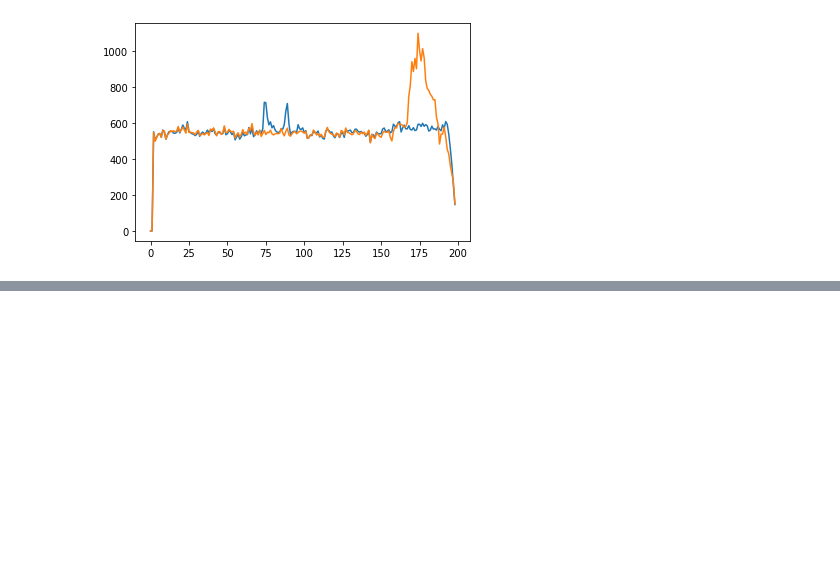
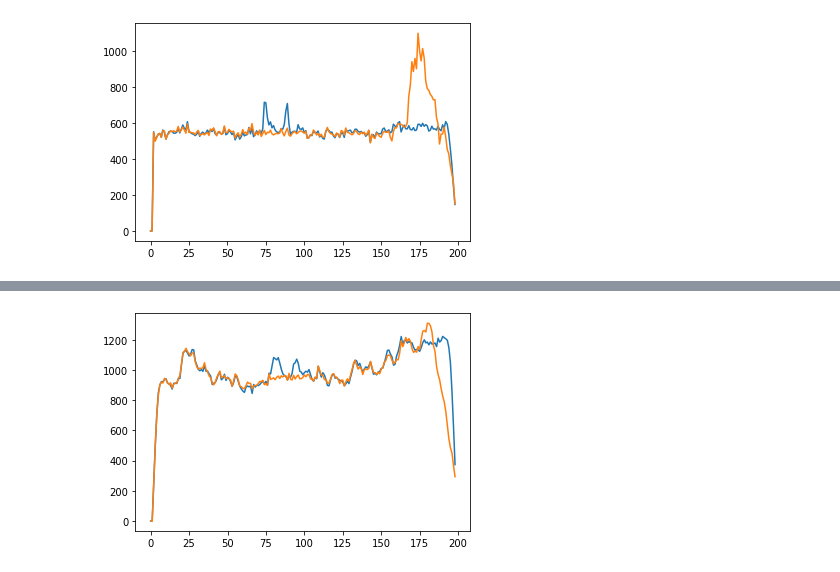
Before and after one commit to Oliver-Redeyoff/simulating_robotaxis, a Jupyter notebook: src/report.ipynb, the cells around one changed output, grey strips where cells are left out. Saved outputs shown, nothing was run; the diff lists cells and outputs as text; code cells hidden in the pictures; blank space fills up the shorter version.

```diff
--- a/src/report.ipynb
+++ b/src/report.ipynb
@@ -159,0 +160,29 @@ plt.show()
+# %%
+# Cumulative number of completed trips
+
+gap = 200
+graph_range = range(simulation.start_time, simulation.end_time, 200)
+
+base_data = [0 for _ in graph_range]
+index = 0
+for time in graph_range:
+    for _, trip_info in base_trip_infos.items():
+        if time-200 < trip_info.depart_time < time or time-200 < trip_info.depart_time+trip_info.duration < time or \
+            trip_info.depart_time < time-200 and time < trip_info.depart_time+trip_info.duration:
+            base_data[index] += 1
+    index += 1
+
+taxi_data = [0 for _ in graph_range]
+index = 0
+for time in graph_range:
+    for _, trip_info in taxi_trip_infos.items():
+        if time-200 < trip_info.depart_time < time or time-200 < trip_info.depart_time+trip_info.duration < time or \
+            trip_info.depart_time < time-200 and time < trip_info.depart_time+trip_info.duration:
+            taxi_data[index] += 1
+    index += 1
+
+plt.plot(taxi_data)
+plt.plot(base_data)
+plt.show()
+# %% [output]
+[figure, added]
```
Also changed, not shown: parts of 2 cells of this notebook, 5 other files.
